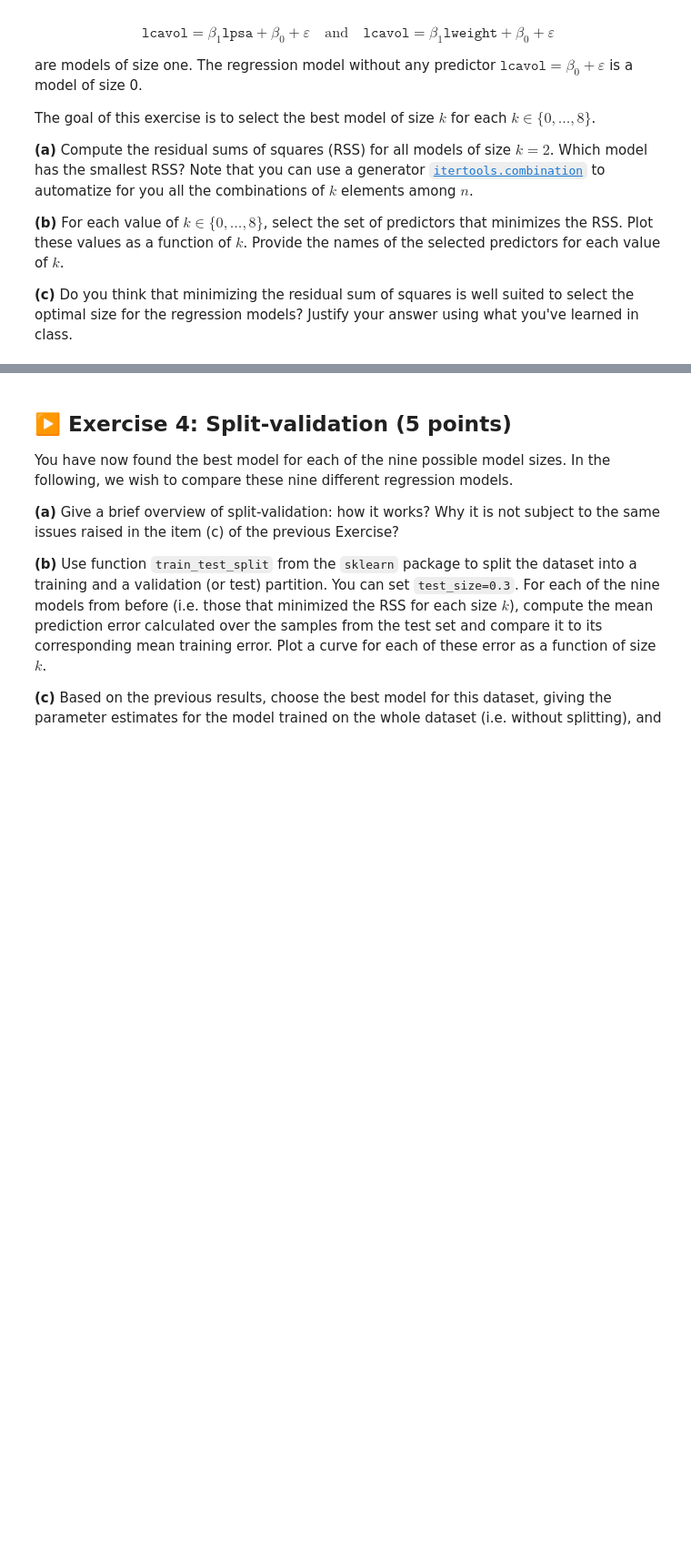
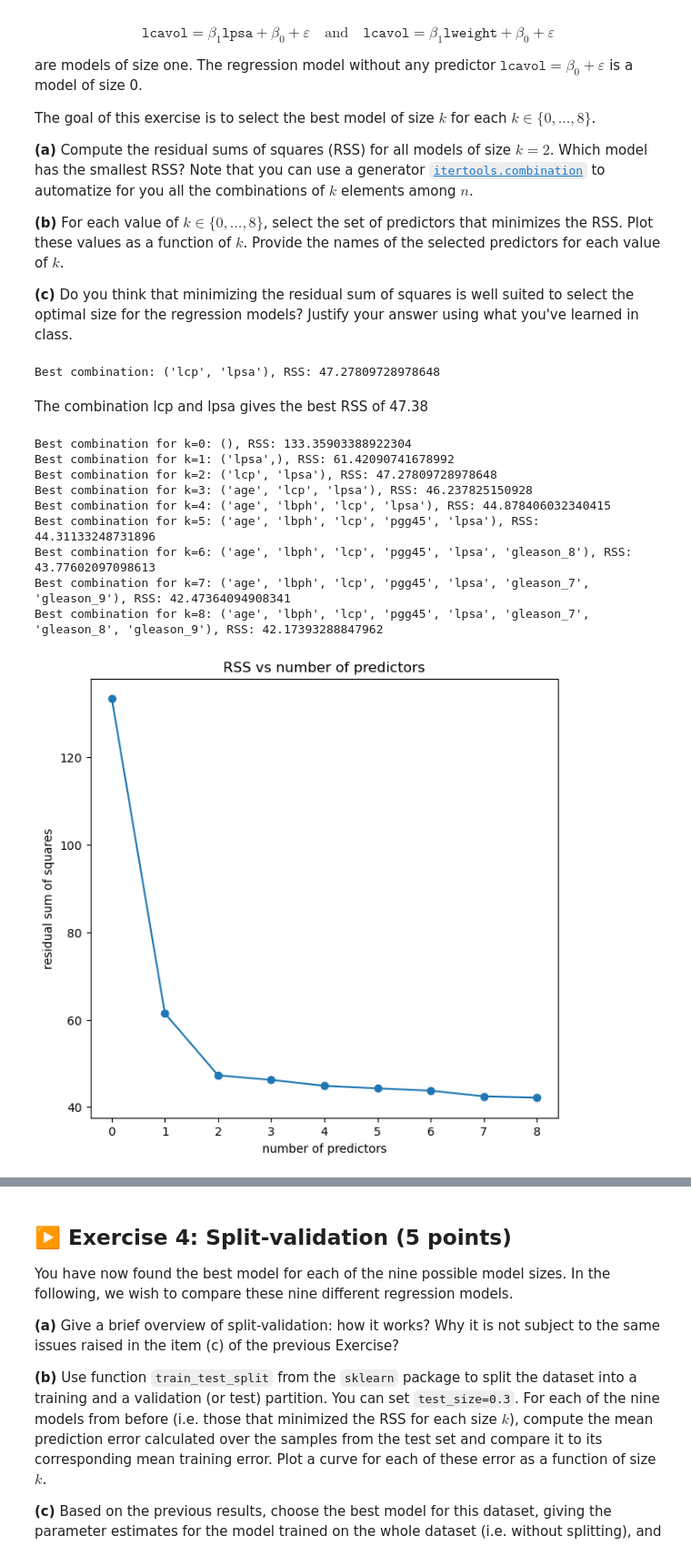
Before and after one commit to felixwl/isla, a Jupyter notebook: tp1/TP1/TP1.ipynb, the cells around one changed output, grey strips where cells are left out. Shown at 91% size. Drawn from its saved outputs; the diff is of its cells as text; code cells hidden in the pictures; blank space fills up the shorter version.

```diff
--- a/tp1/TP1/TP1.ipynb
+++ b/tp1/TP1/TP1.ipynb
@@ -382,3 +494,60 @@ The goal of this exercise is to select the best model of size $k$ for each $k \i
 **(b)** For each value of $k \in \{0, \dots, 8\}$, select the set of predictors that minimizes the RSS. Plot these values as a function of $k$. Provide the names of the selected predictors for each value of $k$.
 
 **(c)** Do you think that minimizing the residual sum of squares is well suited to select the optimal size for the regression models? Justify your answer using what you've learned in class.
+# %%
+import itertools
+predictor_names = X.columns
+k = 2
+min_rss = float("inf")
+best_combination = None
+for combination in itertools.combinations(predictor_names, k):
+    X_subset = X[list(combination) + ["intercept"]]
+    model_subset = sm.OLS(y, X_subset)
+    results_subset = model_subset.fit()
+    rss_subset = np.sum(results_subset.resid**2)
+    if rss_subset < min_rss:
+        min_rss = rss_subset
+        best_combination = combination
+
+print(f"Best combination: {best_combination}, RSS: {min_rss}")
+# %% [output]
+Best combination: ('lcp', 'lpsa'), RSS: 47.27809728978648
+# %% [markdown]
+The combination lcp and lpsa gives the best RSS of 47.38
+# %%
+rss_values = []
+best_combinations = []
+
+for k in range(0, 9):
+    min_rss = float("inf")
+    best_combination = None
+    for combination in itertools.combinations(predictor_names, k):
+        X_subset = X[list(combination) + ["intercept"]]
+        model_subset = sm.OLS(y, X_subset)
+        results_subset = model_subset.fit()
+        rss_subset = np.sum(results_subset.resid**2)
+        if rss_subset < min_rss:
+            min_rss = rss_subset
+            best_combination = combination
+
+    print(f"Best combination for k={k}: {best_combination}, RSS: {min_rss}")
+    rss_values.append(min_rss)
+    best_combinations.append(best_combination)
+
+fig = plt.figure(figsize=(7.10, 6.70))
+plt.plot(range(0, 9), rss_values, marker='o')
+plt.xlabel("number of predictors")
+plt.ylabel("residual sum of squares")
+plt.title("RSS vs number of predictors")
+plt.show()
+# %% [output]
+Best combination for k=0: (), RSS: 133.35903388922304
+Best combination for k=1: ('lpsa',), RSS: 61.42090741678992
+Best combination for k=2: ('lcp', 'lpsa'), RSS: 47.27809728978648
+Best combination for k=3: ('age', 'lcp', 'lpsa'), RSS: 46.237825150928
+Best combination for k=4: ('age', 'lbph', 'lcp', 'lpsa'), RSS: 44.878406032340415
+Best combination for k=5: ('age', 'lbph', 'lcp', 'pgg45', 'lpsa'), RSS: 44.31133248731896
+Best combination for k=6: ('age', 'lbph', 'lcp', 'pgg45', 'lpsa', 'gleason_8'), RSS: 43.77602097098613
+Best combination for k=7: ('age', 'lbph', 'lcp', 'pgg45', 'lpsa', 'gleason_7', 'gleason_9'), RSS: 42.47364094908341
+Best combination for k=8: ('age', 'lbph', 'lcp', 'pgg45', 'lpsa', 'gleason_7', 'gleason_8', 'gleason_9'), RSS: 42.17393288847962
+[figure, added]
```
Also changed, not shown: parts of 16 cells of this notebook.
